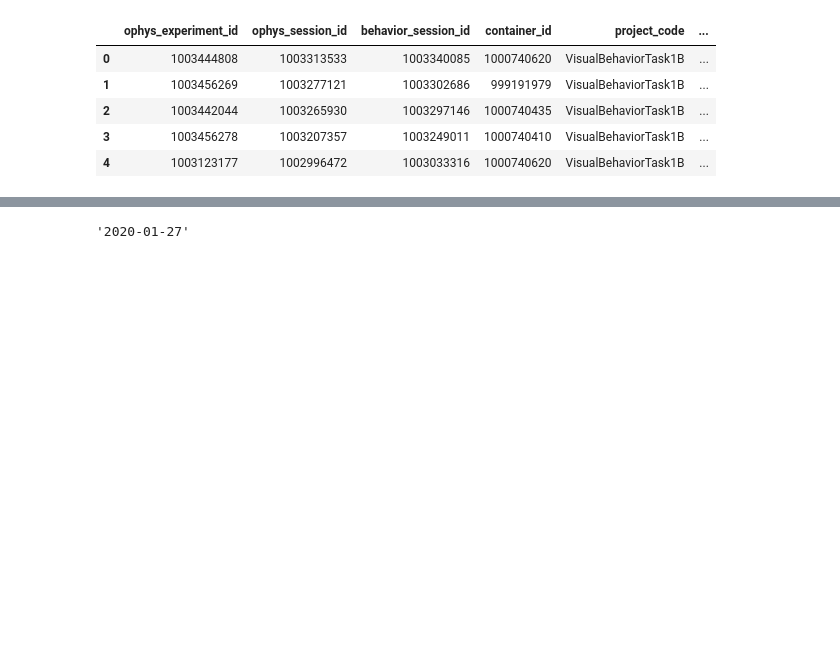
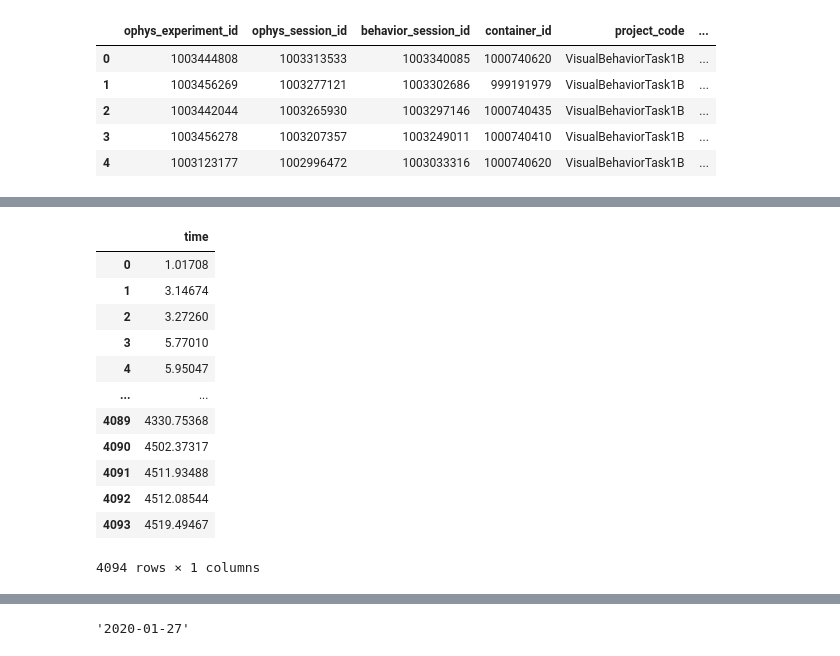
Before and after one commit to dougollerenshaw/dro, a Jupyter notebook: dro/notebooks/2020.02.07_build_container_df.ipynb, the cells around one changed output, grey strips where cells are left out. Saved outputs shown, nothing was run; the diff lists cells and outputs as text; code cells hidden in the pictures; blank space fills up the shorter version.

```diff
--- a/dro/notebooks/2020.02.07_build_container_df.ipynb
+++ b/dro/notebooks/2020.02.07_build_container_df.ipynb
@@ -30,0 +44,16 @@ cache.get_experiment_table().sort_values(by='date_of_acquisition',ascending=Fals
+# %%
+session.licks
+# %% [output]
+|  | time |
+| 0 | 1.01708 |
+| 1 | 3.14674 |
+| 2 | 3.27260 |
+| 3 | 5.77010 |
+| 4 | 5.95047 |
+| ... | ... |
+| 4089 | 4330.75368 |
+| 4090 | 4502.37317 |
+| 4091 | 4511.93488 |
+| 4092 | 4512.08544 |
+| 4093 | 4519.49467 |
+4094 rows × 1 columns
```
Also changed, not shown: parts of 4 cells of this notebook, 21 other files.
